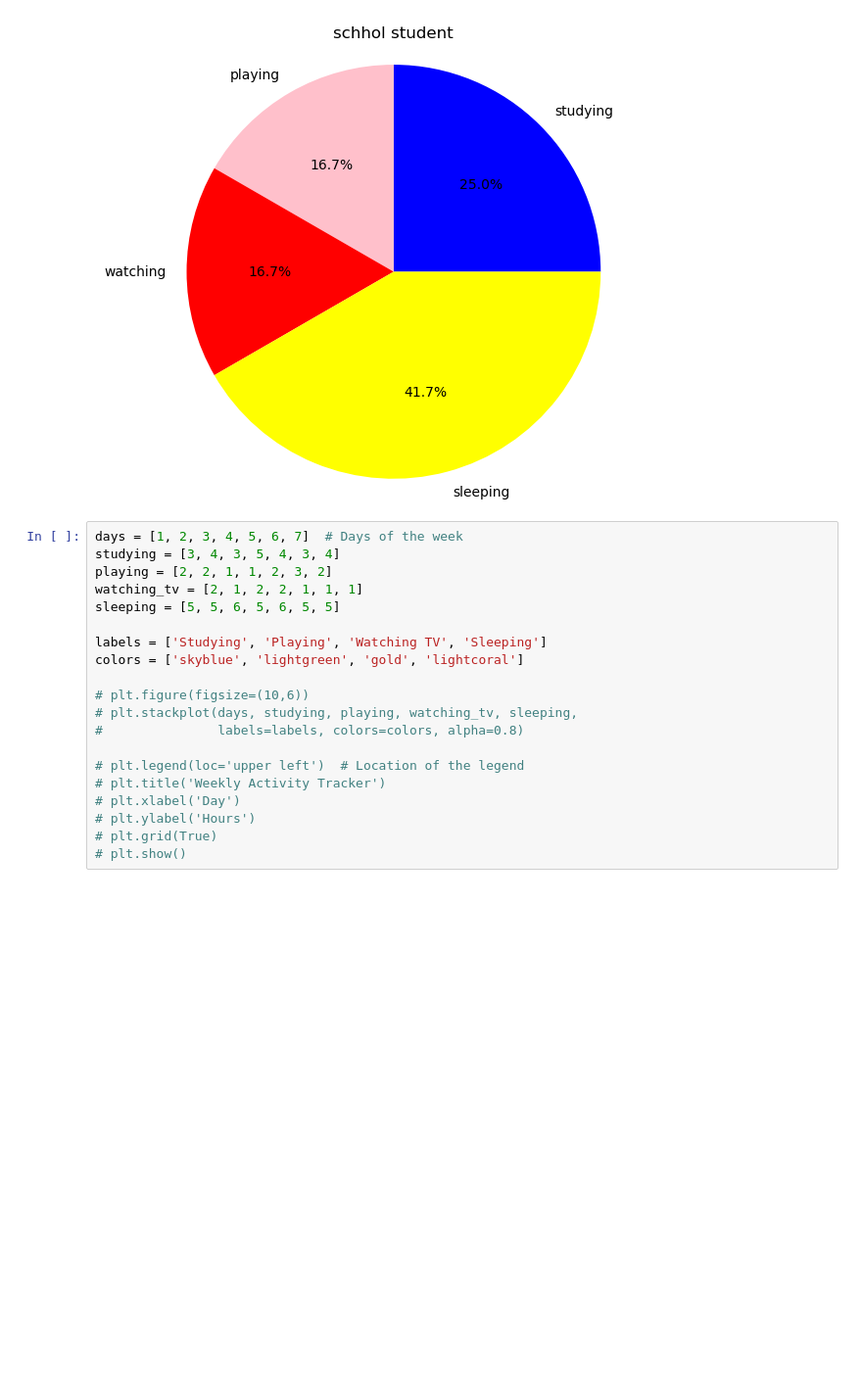
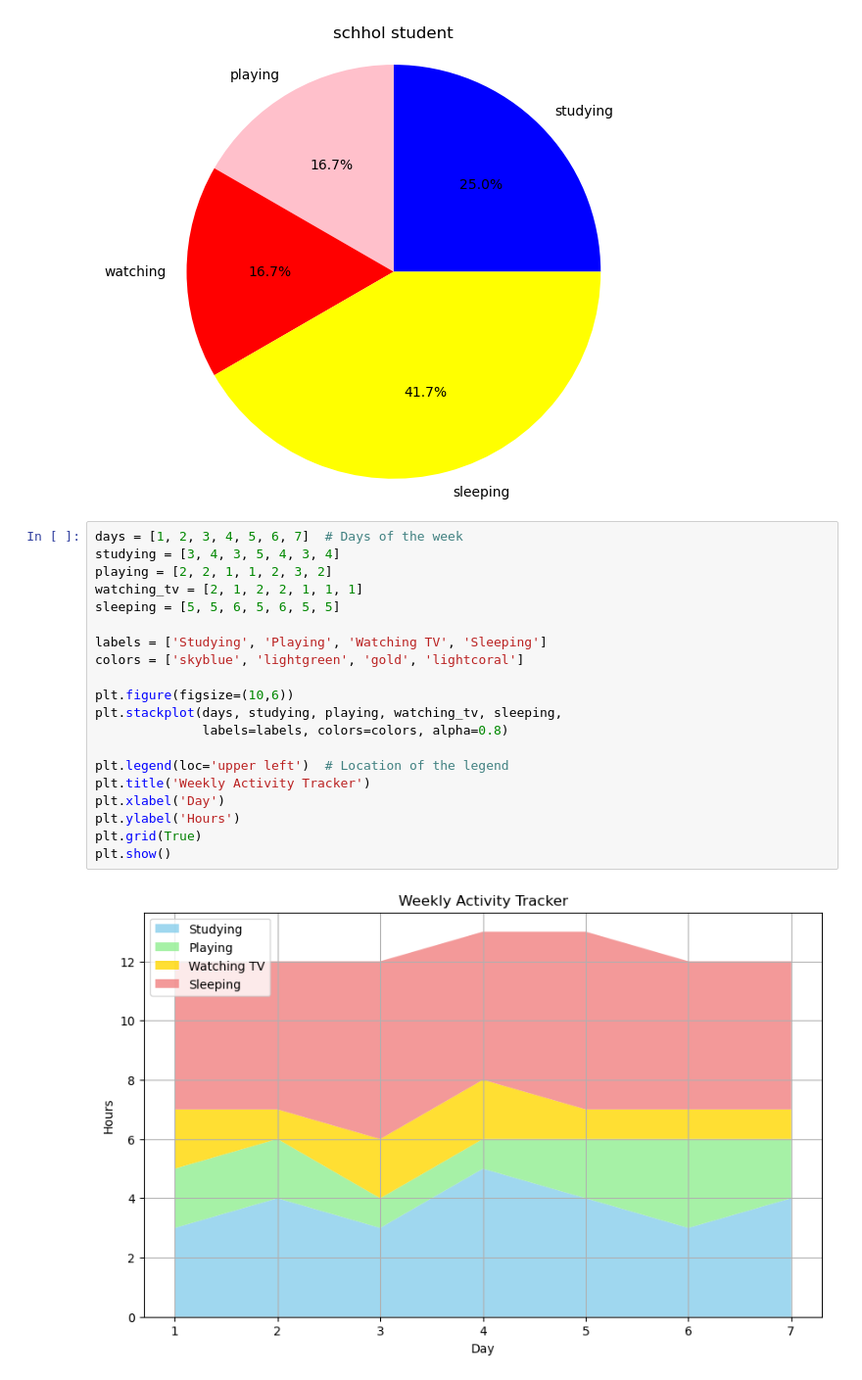
Before and after one commit to piyush332020/jupyter_notebook, a Jupyter notebook: matplotlib/stackplot.ipynb, the cells around one changed output. Shown at 98% size. Cells and saved outputs as stored; diff of their text form; blank space fills up the shorter version.

Commit message:
Auto-sync: stackplot.ipynb

```diff
--- a/matplotlib/stackplot.ipynb
+++ b/matplotlib/stackplot.ipynb
@@ -18,20 +18,22 @@ plt.axis('equal')
 # %%
 days = [1, 2, 3, 4, 5, 6, 7]  # Days of the week
 studying = [3, 4, 3, 5, 4, 3, 4]
 playing = [2, 2, 1, 1, 2, 3, 2]
 watching_tv = [2, 1, 2, 2, 1, 1, 1]
 sleeping = [5, 5, 6, 5, 6, 5, 5]
 
 labels = ['Studying', 'Playing', 'Watching TV', 'Sleeping']
 colors = ['skyblue', 'lightgreen', 'gold', 'lightcoral']
 
-# plt.figure(figsize=(10,6))
-# plt.stackplot(days, studying, playing, watching_tv, sleeping,
-#               labels=labels, colors=colors, alpha=0.8)
+plt.figure(figsize=(10,6))
+plt.stackplot(days, studying, playing, watching_tv, sleeping,
+              labels=labels, colors=colors, alpha=0.8)
 
-# plt.legend(loc='upper left')  # Location of the legend
-# plt.title('Weekly Activity Tracker')
-# plt.xlabel('Day')
-# plt.ylabel('Hours')
-# plt.grid(True)
-# plt.show()
+plt.legend(loc='upper left')  # Location of the legend
+plt.title('Weekly Activity Tracker')
+plt.xlabel('Day')
+plt.ylabel('Hours')
+plt.grid(True)
+plt.show()
+# %% [output]
+[figure, added]
```
